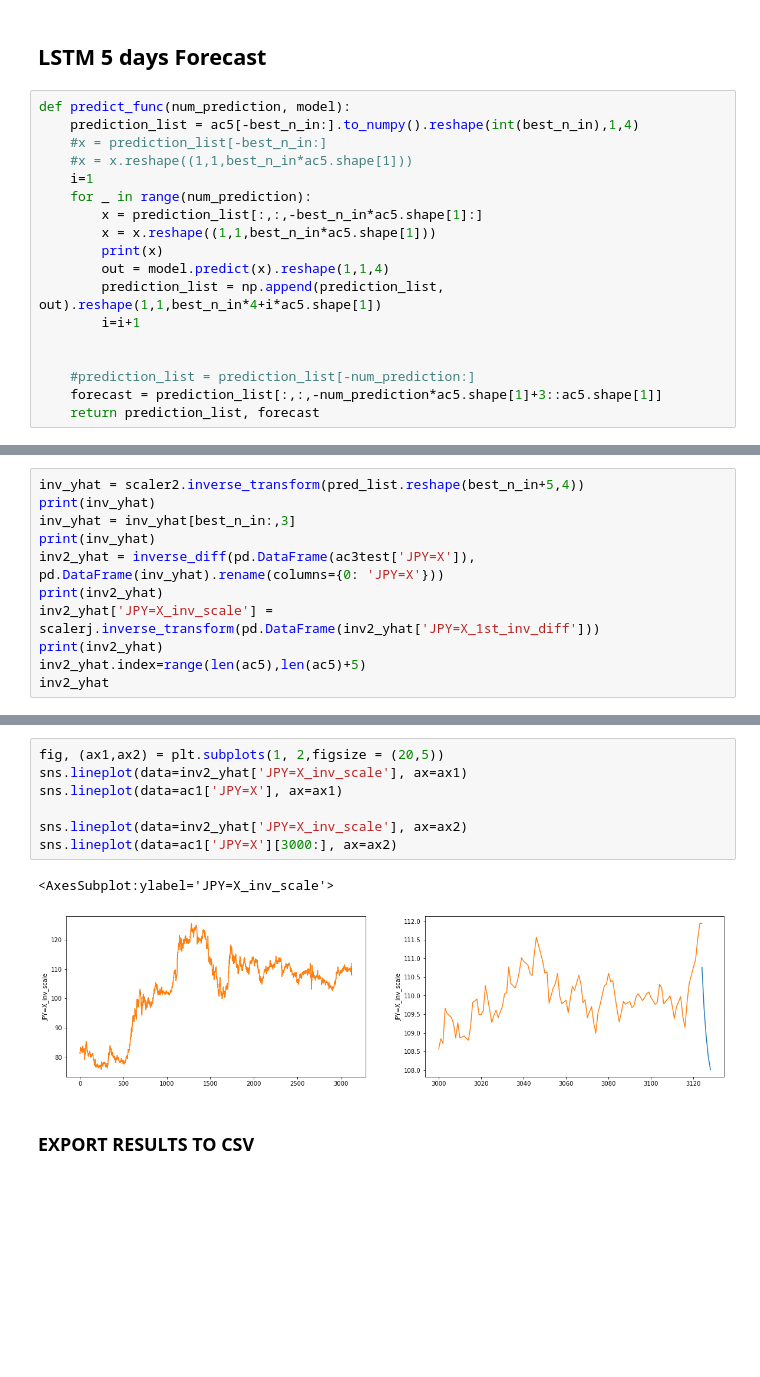
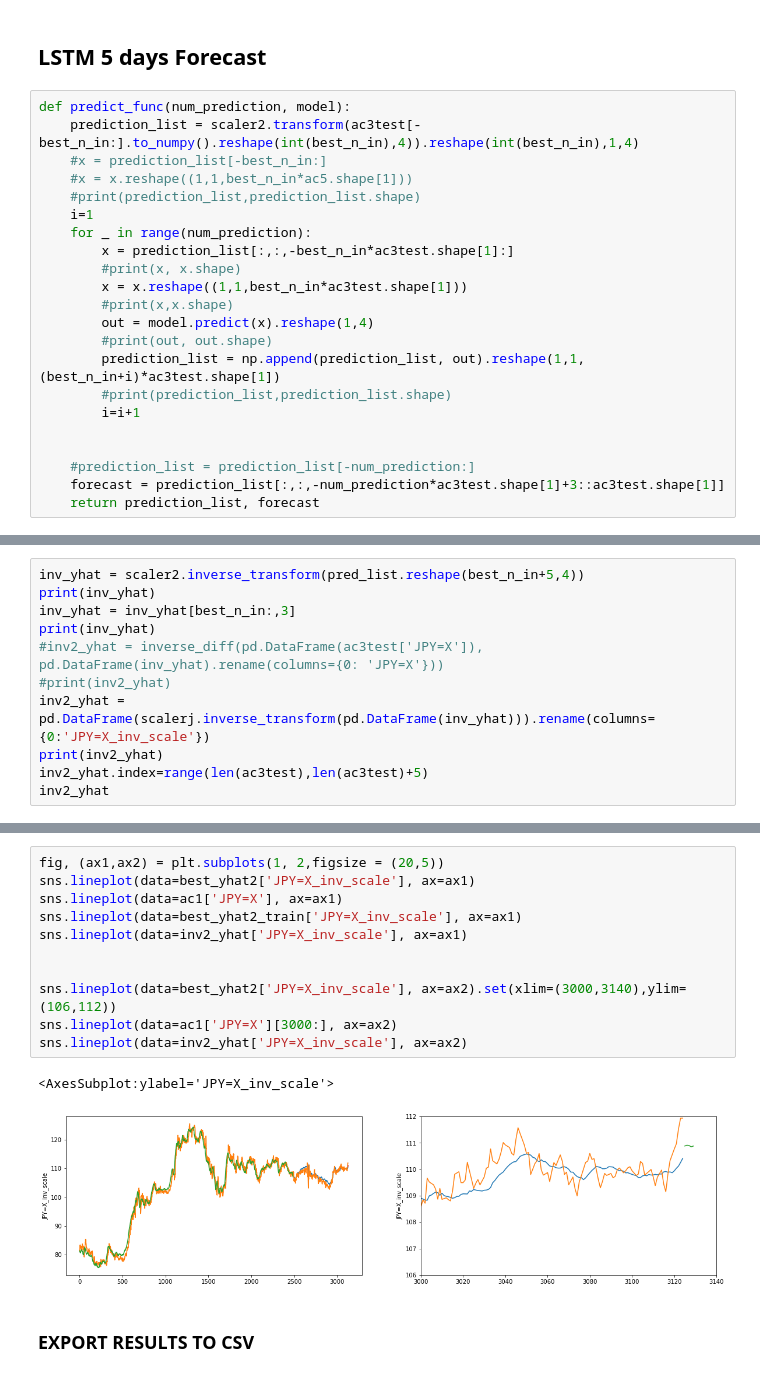
Before and after one commit to Kliklok/Markus_Aditya_Surya_Widjaja, a Jupyter notebook: Multivariate Prediction/JPY Prediction.ipynb, the cells around one changed output, grey strips where cells are left out. Cells and saved outputs as stored; diff of their text form; blank space fills up the shorter version.

```diff
--- a/Multivariate Prediction/JPY Prediction.ipynb
+++ b/Multivariate Prediction/JPY Prediction.ipynb
@@ -1414,21 +1218,25 @@ sns.lineplot(data=ac1['JPY=X'][2500:], ax=ax2)
 ## LSTM 5 days Forecast
 # %%
 def predict_func(num_prediction, model):
-    prediction_list = ac5[-best_n_in:].to_numpy().reshape(int(best_n_in),1,4)
+    prediction_list = scaler2.transform(ac3test[-best_n_in:].to_numpy().reshape(int(best_n_in),4)).reshape(int(best_n_in),1,4)
     #x = prediction_list[-best_n_in:]
     #x = x.reshape((1,1,best_n_in*ac5.shape[1]))
+    #print(prediction_list,prediction_list.shape)
     i=1
     for _ in range(num_prediction):
-        x = prediction_list[:,:,-best_n_in*ac5.shape[1]:]
-        x = x.reshape((1,1,best_n_in*ac5.shape[1]))
-        print(x)
-        out = model.predict(x).reshape(1,1,4)
-        prediction_list = np.append(prediction_list, out).reshape(1,1,best_n_in*4+i*ac5.shape[1])
+        x = prediction_list[:,:,-best_n_in*ac3test.shape[1]:]
+        #print(x, x.shape)
+        x = x.reshape((1,1,best_n_in*ac3test.shape[1]))
+        #print(x,x.shape)
+        out = model.predict(x).reshape(1,4)
+        #print(out, out.shape)
+        prediction_list = np.append(prediction_list, out).reshape(1,1,(best_n_in+i)*ac3test.shape[1])
+        #print(prediction_list,prediction_list.shape)
         i=i+1
 
 
     #prediction_list = prediction_list[-num_prediction:]
-    forecast = prediction_list[:,:,-num_prediction*ac5.shape[1]+3::ac5.shape[1]]
+    forecast = prediction_list[:,:,-num_prediction*ac3test.shape[1]+3::ac3test.shape[1]]
     return prediction_list, forecast
 # %%
 pred_list, forecast=predict_func(5,best_model2)
@@ -1456,10 +1245,10 @@ inv_yhat = scaler2.inverse_transform(pred_list.reshape(best_n_in+5,4))
 print(inv_yhat)
 inv_yhat = inv_yhat[best_n_in:,3]
 print(inv_yhat)
-inv2_yhat = inverse_diff(pd.DataFrame(ac3test['JPY=X']), pd.DataFrame(inv_yhat).rename(columns={0: 'JPY=X'}))
+#inv2_yhat = inverse_diff(pd.DataFrame(ac3test['JPY=X']), pd.DataFrame(inv_yhat).rename(columns={0: 'JPY=X'}))
+#print(inv2_yhat)
+inv2_yhat = pd.DataFrame(scalerj.inverse_transform(pd.DataFrame(inv_yhat))).rename(columns={0:'JPY=X_inv_scale'})
 print(inv2_yhat)
-inv2_yhat['JPY=X_inv_scale'] = scalerj.inverse_transform(pd.DataFrame(inv2_yhat['JPY=X_1st_inv_diff']))
-print(inv2_yhat)
-inv2_yhat.index=range(len(ac5),len(ac5)+5)
+inv2_yhat.index=range(len(ac3test),len(ac3test)+5)
 inv2_yhat
 # %% [output]
@@ -1489,13 +1278,17 @@ inv2_yhat
 # %%
 fig, (ax1,ax2) = plt.subplots(1, 2,figsize = (20,5))
+sns.lineplot(data=best_yhat2['JPY=X_inv_scale'], ax=ax1)
+sns.lineplot(data=ac1['JPY=X'], ax=ax1)
+sns.lineplot(data=best_yhat2_train['JPY=X_inv_scale'], ax=ax1)
 sns.lineplot(data=inv2_yhat['JPY=X_inv_scale'], ax=ax1)
-sns.lineplot(data=ac1['JPY=X'], ax=ax1)
 
+
+sns.lineplot(data=best_yhat2['JPY=X_inv_scale'], ax=ax2).set(xlim=(3000,3140),ylim=(106,112))
+sns.lineplot(data=ac1['JPY=X'][3000:], ax=ax2)
 sns.lineplot(data=inv2_yhat['JPY=X_inv_scale'], ax=ax2)
-sns.lineplot(data=ac1['JPY=X'][3000:], ax=ax2)
 # %% [output]
 <AxesSubplot:ylabel='JPY=X_inv_scale'>
-[figure, old version]
+[figure, new version]
 # %% [markdown]
 ### EXPORT RESULTS TO CSV
 # %%
```
Also changed, not shown: parts of 47 cells of this notebook, 1 other file.
